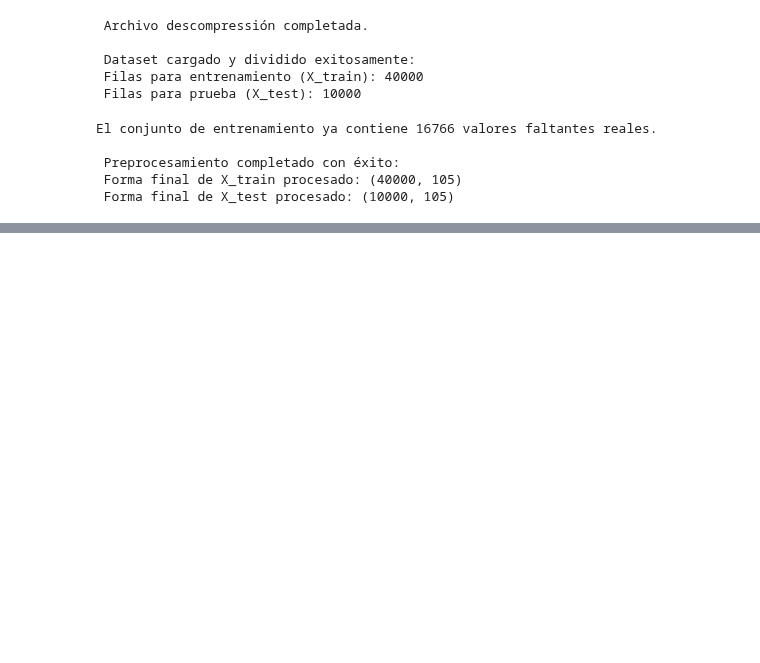
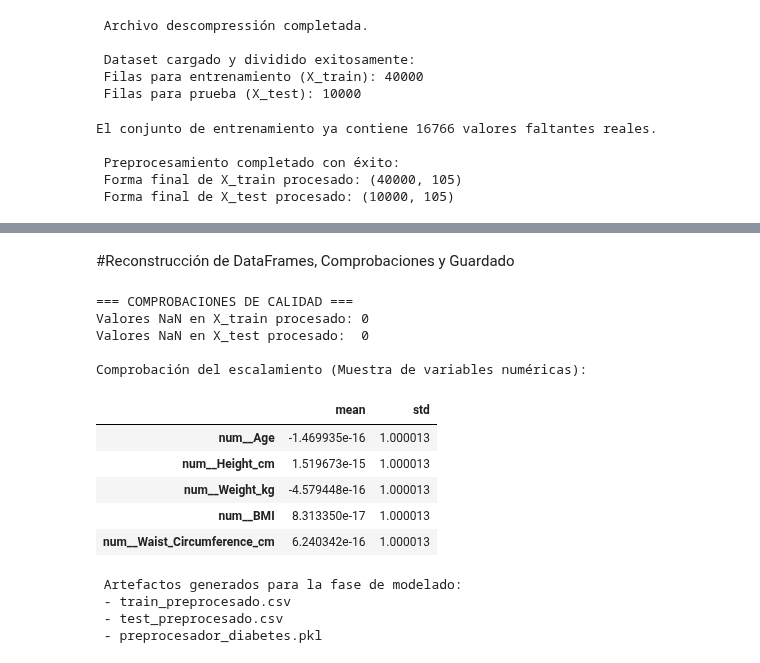
Before and after one commit to imdann06/diabetes-risk-prediction, a Jupyter notebook: fase-1/notebooks/division_datos.ipynb, the cells around one changed output, grey strips where cells are left out. Cells and saved outputs as stored; diff of their text form; code cells hidden in the pictures; blank space fills up the shorter version.

```diff
--- a/fase-1/notebooks/division_datos.ipynb
+++ b/fase-1/notebooks/division_datos.ipynb
@@ -104,0 +205,18 @@ El conjunto de entrenamiento ya contiene 16766 valores faltantes reales.
+# %%
+# Identificación automática de variables numéricas y categóricas
+numeric_features = X.select_dtypes(include=np.number).columns.tolist()
+categorical_features = X.select_dtypes(include=["object", "category", "bool"]).columns.tolist()
+
+print(f"VARIABLES NUMÉRICAS ({len(numeric_features)}):")
+print(numeric_features)
+
+print(f"\nVARIABLES CATEGÓRICAS ({len(categorical_features)}):")
+print(categorical_features)
+
+# Divisió estratificada 80/20
+X_train, X_test, y_train, y_test = train_test_split(
+    X, y, test_size=0.20, random_state=42, stratify=y
+)
+
+print(f"\nDatos de Entrenamiento: {X_train.shape}")
+print(f"Datos de Prueba:        {X_test.shape}")
@@ -104,0 +272,52 @@ El conjunto de entrenamiento ya contiene 16766 valores faltantes reales.
+# %% [markdown]
+#Reconstrucción de DataFrames, Comprobaciones y Guardado
+# %%
+# 1. Recuperación de nombres de columnas
+feature_names = preprocessor.get_feature_names_out()
+
+# 2. Creación de DataFrames estructurados
+X_train_processed_df = pd.DataFrame(X_train_processed, columns=feature_names, index=X_train.index)
+X_test_processed_df = pd.DataFrame(X_test_processed, columns=feature_names, index=X_test.index)
+
+# 3. Verificación de nulos y escalamiento
+print("=== COMPROBACIONES DE CALIDAD ===")
+print("Valores NaN en X_train procesado:", np.isnan(X_train_processed).sum())
+print("Valores NaN en X_test procesado: ", np.isnan(X_test_processed).sum())
+
+# Comprobar media ~ 0 y std ~ 1 en numéricas
+scaled_columns = [col for col in X_train_processed_df.columns if col.startswith("num__")]
+print("\nComprobación del escalamiento (Muestra de variables numéricas):")
+display(X_train_processed_df[scaled_columns].agg(["mean", "std"]).T.head(5))
+
+# 4. Creación de Datasets finales con Target
+train_final = X_train_processed_df.copy()
+train_final[TARGET] = y_train.values
+
+test_final = X_test_processed_df.copy()
+test_final[TARGET] = y_test.values
+
+# 5. Guardar archivos locales para la sección de Salo
+train_final.to_csv("train_preprocesado.csv", index=False)
+test_final.to_csv("test_preprocesado.csv", index=False)
+joblib.dump(preprocessor, "preprocesador_diabetes.pkl")
+
+print("\n Artefactos generados para la fase de modelado:")
+print(" - train_preprocesado.csv")
+print(" - test_preprocesado.csv")
+print(" - preprocesador_diabetes.pkl")
+# %% [output]
+=== COMPROBACIONES DE CALIDAD ===
+Valores NaN en X_train procesado: 0
+Valores NaN en X_test procesado:  0
+
+Comprobación del escalamiento (Muestra de variables numéricas):
+|  | mean | std |
+| num__Age | -1.469935e-16 | 1.000013 |
+| num__Height_cm | 1.519673e-15 | 1.000013 |
+| num__Weight_kg | -4.579448e-16 | 1.000013 |
+| num__BMI | 8.313350e-17 | 1.000013 |
+| num__Waist_Circumference_cm | 6.240342e-16 | 1.000013 |
+ Artefactos generados para la fase de modelado:
+ - train_preprocesado.csv
+ - test_preprocesado.csv
+ - preprocesador_diabetes.pkl
```
Also changed, not shown: parts of 11 cells of this notebook.
